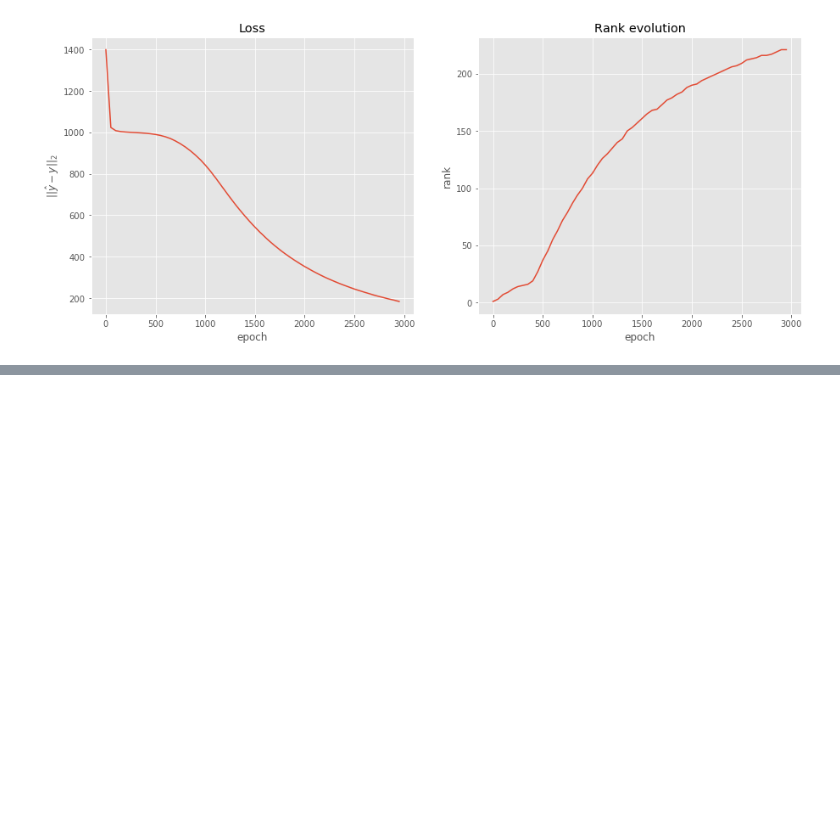
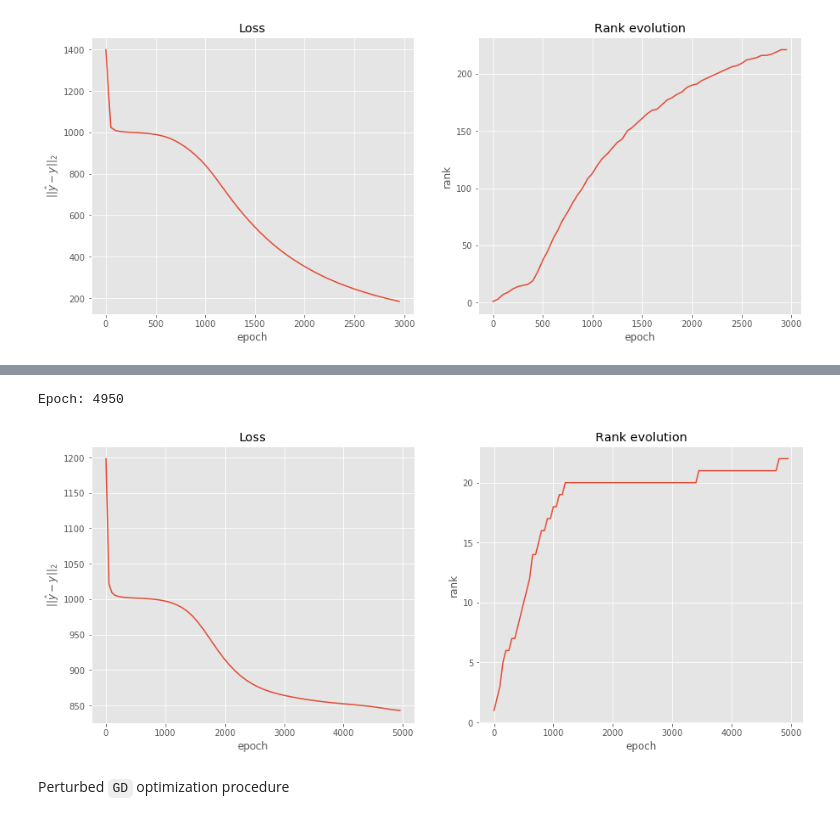
Before and after one commit to AlexanderKagan/Gradient-Descent-Trajectories-in-DNN-Optimization, a Jupyter notebook: GD_Experiments.ipynb, the cells around one changed output, grey strips where cells are left out. Cells and saved outputs as stored; diff of their text form; code cells hidden in the pictures; blank space fills up the shorter version.

```diff
--- a/GD_Experiments.ipynb
+++ b/GD_Experiments.ipynb
@@ -173,0 +179,9 @@ Epoch: 2950
+# %%
+torch.manual_seed(42)
+np.random.seed(42)
+num_points=1000
+x_size=1000
+y_size=250
+
+data, R = make_random_affine_dependency_dataset(num_points, x_size, y_size, device=device)
+net = linearNN_with_activation(x_size, y_size, [250,], nn.ReLU(), init=10).to(device)
@@ -173,0 +190,12 @@ Epoch: 2950
+# %%
+net_gd = deepcopy(net)
+opt = torch.optim.SGD(net_gd.parameters(), lr=1e-2)
+criterion = nn.MSELoss()
+loader = DataLoader(data, batch_size=num_points, drop_last=False)
+# %%
+loss_hist_gd_rl, rank_hist_gd_rl = train_nn(net_gd, opt, loader, criterion, num_epochs=5000, with_noise=False, sigma_noise=20.)
+# %% [output]
+Epoch: 4950
+[figure, added]
+# %% [markdown]
+Perturbed `GD` optimization procedure
```
Also changed, not shown: parts of 15 cells of this notebook.
